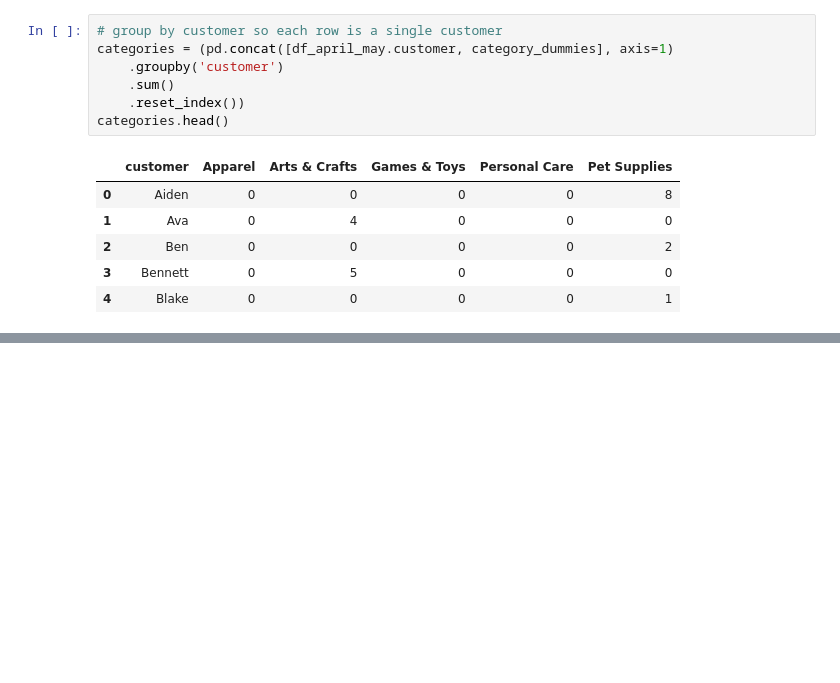
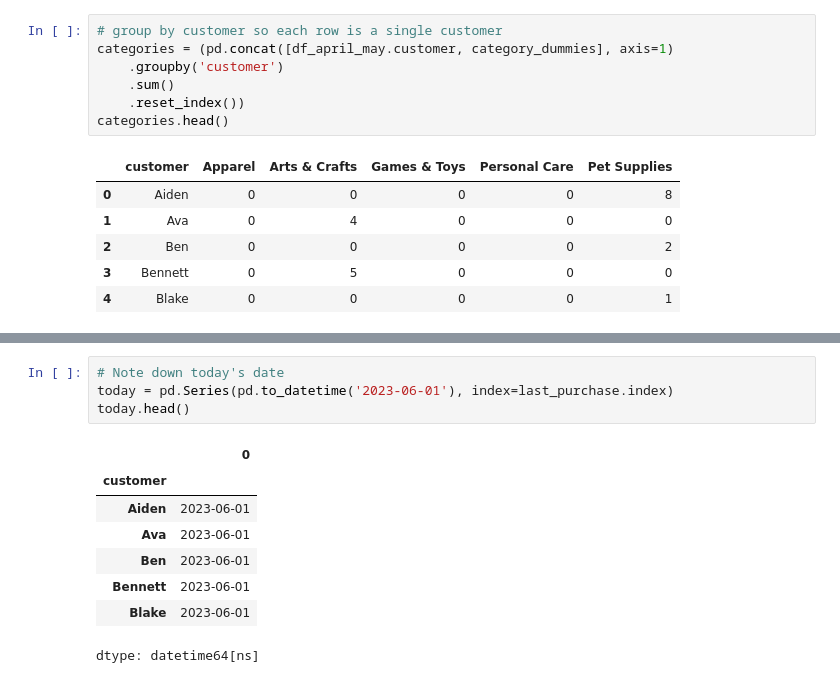
Before and after one commit to sairaawahid/Data-Science-in-Python-Data-Prep-and-EDA, a Jupyter notebook: 5. Preparing for Modeling/Preparing_for_modeling.ipynb, the cells around one changed output, grey strips where cells are left out. Cells and saved outputs as stored; diff of their text form; blank space fills up the shorter version.

```diff
--- a/5. Preparing for Modeling/Preparing_for_modeling.ipynb
+++ b/5. Preparing for Modeling/Preparing_for_modeling.ipynb
@@ -585,0 +635,13 @@ model_df.head()
+# %%
+# Note down today's date
+today = pd.Series(pd.to_datetime('2023-06-01'), index=last_purchase.index)
+today.head()
+# %% [output]
+|  | 0 |
+| customer |  |
+| Aiden | 2023-06-01 |
+| Ava | 2023-06-01 |
+| Ben | 2023-06-01 |
+| Bennett | 2023-06-01 |
+| Blake | 2023-06-01 |
+dtype: datetime64[ns]
```
Also changed, not shown: parts of 11 cells of this notebook.
